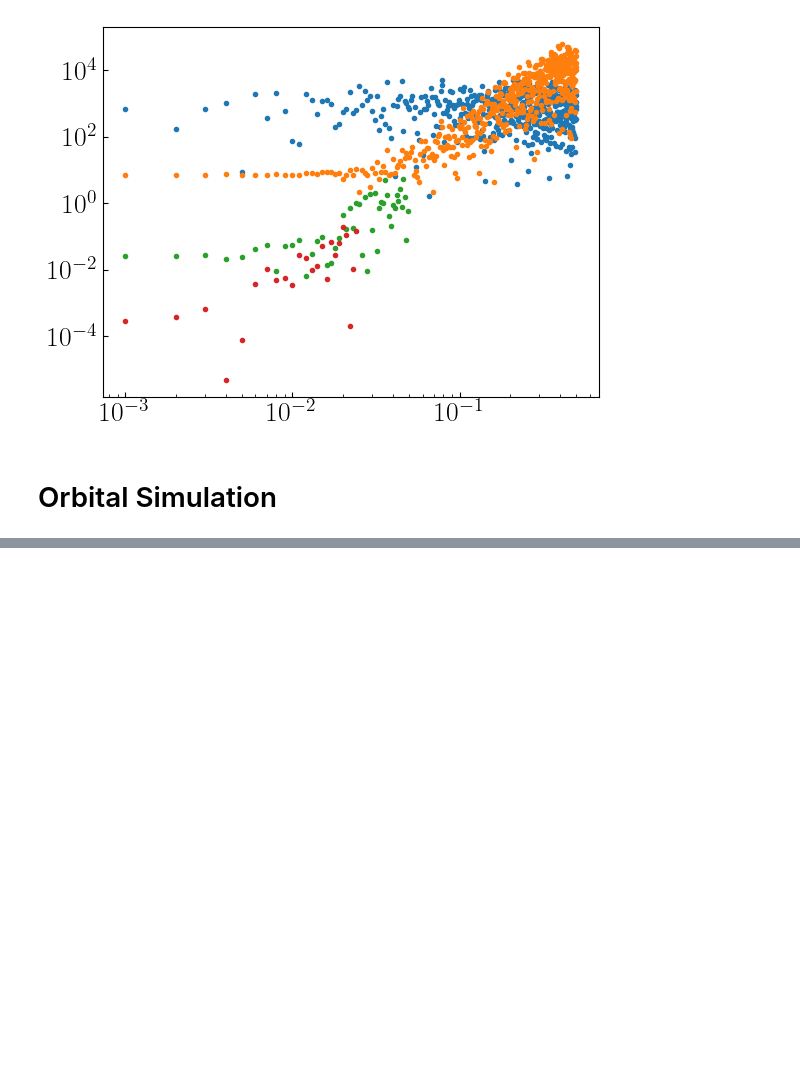
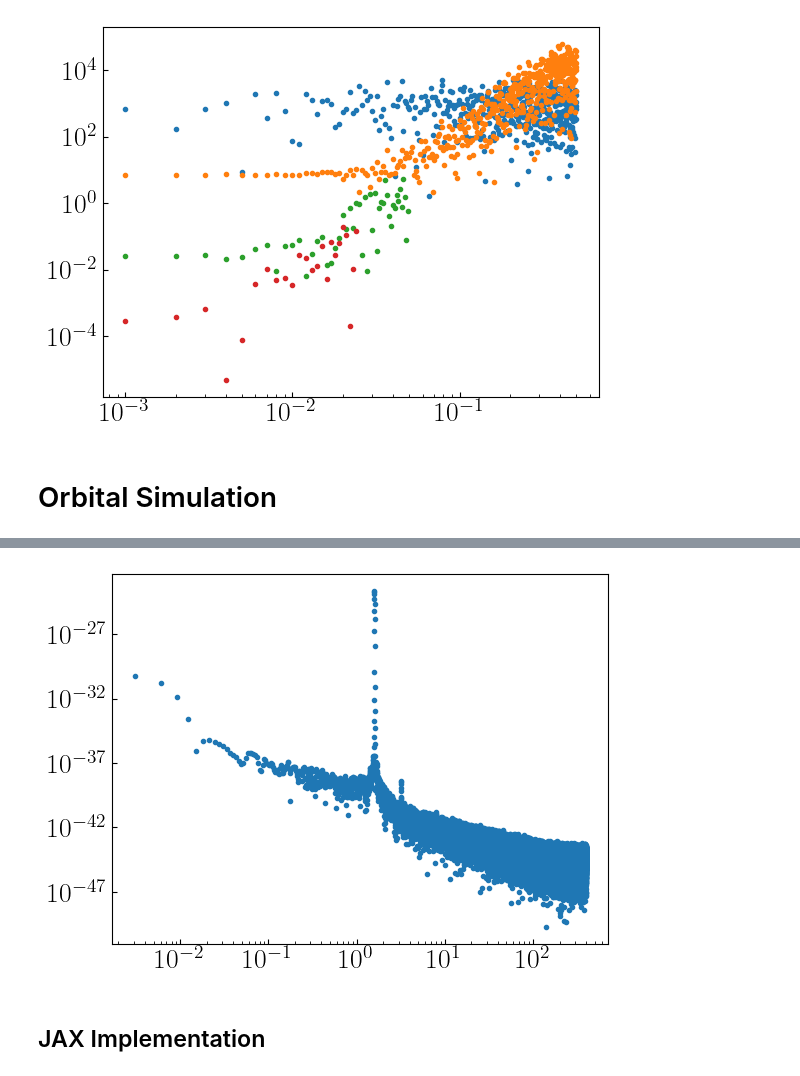
Before and after one commit to hjkim0620/ULDM_HarmonicOscillator, a Jupyter notebook: ULDM_HarmonicOscillator.ipynb, the cells around one changed output, grey strips where cells are left out. Saved outputs shown, nothing was run; the diff lists cells and outputs as text; code cells hidden in the pictures; blank space fills up the shorter version.

```diff
--- a/ULDM_HarmonicOscillator.ipynb
+++ b/ULDM_HarmonicOscillator.ipynb
@@ -531,0 +566,12 @@ class ULDM_Orbital(ULDM_Simulator):
+# %%
+a = [np.linalg.norm(x) for x in np.array(test.planet[0]['pos'])]
+wd = np.sin(np.pi * test.time / test.time[-1])**8
+a = (a - np.mean(a))[:-1] * wd * (test.dt**2 / test.T)
+# %%
+plt.plot(rfftfreq(len(a), test.dt)[1:], (np.abs(rfftn(a - np.mean(a)))**2)[1:], '.')
+plt.xscale('log')
+plt.yscale('log')
+# %% [output]
+[figure, added]
+# %% [markdown]
+## JAX Implementation
```
Also changed, not shown: parts of 11 cells of this notebook, 1 other file.
